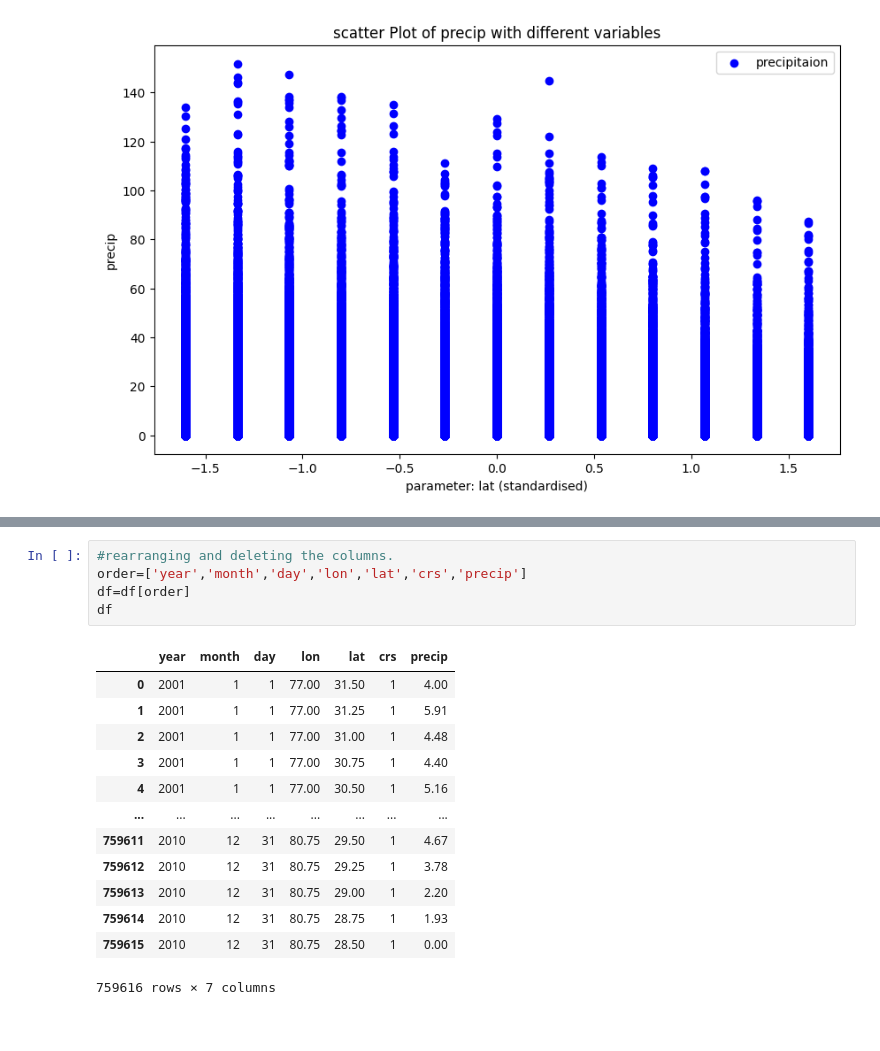
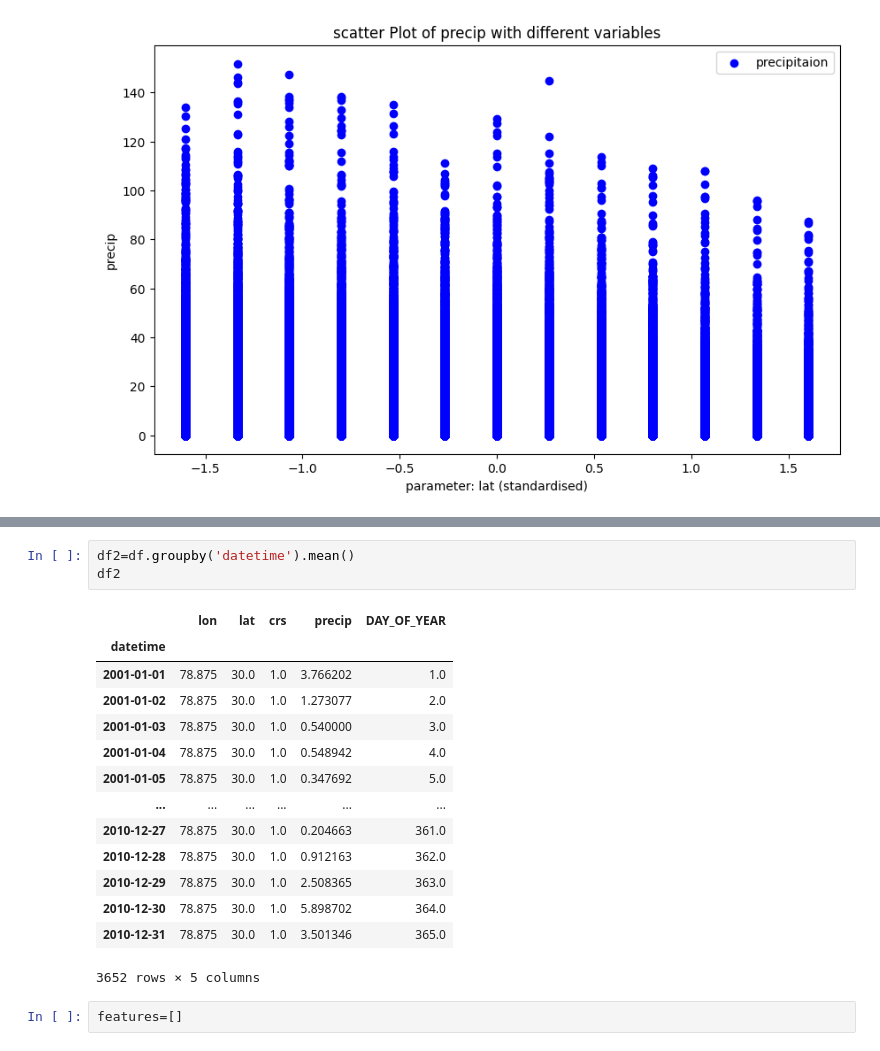
Before and after one commit to sonjaove/IISERB-ML-DL-course, a Jupyter notebook: answers/assignment_4_vedanshi.ipynb, the cells around one changed output, grey strips where cells are left out. Cells and saved outputs as stored; diff of their text form.

```diff
--- a/answers/assignment_4_vedanshi.ipynb
+++ b/answers/assignment_4_vedanshi.ipynb
@@ -79,19 +163,20 @@ df
-# %%
-#rearranging and deleting the columns.
-order=['year','month','day','lon','lat','crs','precip']
-df=df[order]
-df
-# %% [output]
-|  | year | month | day | lon | lat | crs | precip |
-| 0 | 2001 | 1 | 1 | 77.00 | 31.50 | 1 | 4.00 |
-| 1 | 2001 | 1 | 1 | 77.00 | 31.25 | 1 | 5.91 |
-| 2 | 2001 | 1 | 1 | 77.00 | 31.00 | 1 | 4.48 |
-| 3 | 2001 | 1 | 1 | 77.00 | 30.75 | 1 | 4.40 |
-| 4 | 2001 | 1 | 1 | 77.00 | 30.50 | 1 | 5.16 |
-| ... | ... | ... | ... | ... | ... | ... | ... |
-| 759611 | 2010 | 12 | 31 | 80.75 | 29.50 | 1 | 4.67 |
-| 759612 | 2010 | 12 | 31 | 80.75 | 29.25 | 1 | 3.78 |
-| 759613 | 2010 | 12 | 31 | 80.75 | 29.00 | 1 | 2.20 |
-| 759614 | 2010 | 12 | 31 | 80.75 | 28.75 | 1 | 1.93 |
-| 759615 | 2010 | 12 | 31 | 80.75 | 28.50 | 1 | 0.00 |
-759616 rows × 7 columns
+# %%
+df2=df.groupby('datetime').mean()
+df2
+# %% [output]
+|  | lon | lat | crs | precip | DAY_OF_YEAR |
+| datetime |  |  |  |  |  |
+| 2001-01-01 | 78.875 | 30.0 | 1.0 | 3.766202 | 1.0 |
+| 2001-01-02 | 78.875 | 30.0 | 1.0 | 1.273077 | 2.0 |
+| 2001-01-03 | 78.875 | 30.0 | 1.0 | 0.540000 | 3.0 |
+| 2001-01-04 | 78.875 | 30.0 | 1.0 | 0.548942 | 4.0 |
+| 2001-01-05 | 78.875 | 30.0 | 1.0 | 0.347692 | 5.0 |
+| ... | ... | ... | ... | ... | ... |
+| 2010-12-27 | 78.875 | 30.0 | 1.0 | 0.204663 | 361.0 |
+| 2010-12-28 | 78.875 | 30.0 | 1.0 | 0.912163 | 362.0 |
+| 2010-12-29 | 78.875 | 30.0 | 1.0 | 2.508365 | 363.0 |
+| 2010-12-30 | 78.875 | 30.0 | 1.0 | 5.898702 | 364.0 |
+| 2010-12-31 | 78.875 | 30.0 | 1.0 | 3.501346 | 365.0 |
+3652 rows × 5 columns
+# %%
+features=[]
```
Also changed, not shown: parts of 6 cells of this notebook, 1 other file.
